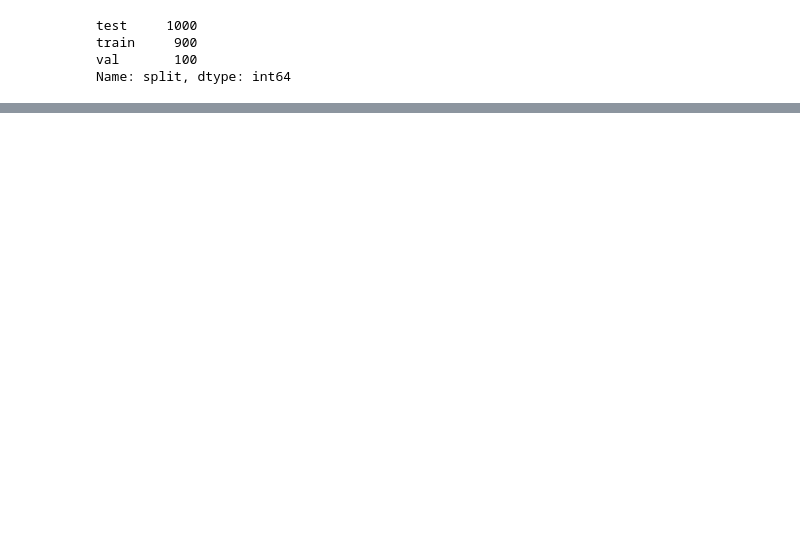
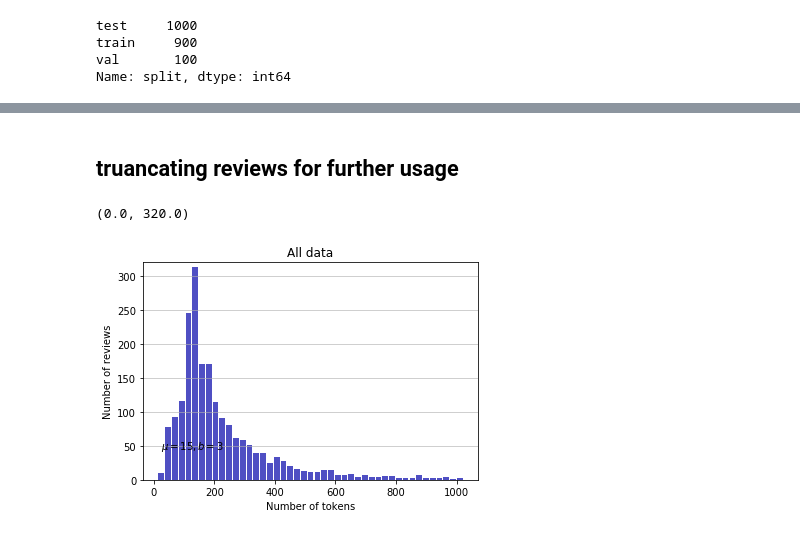
Before and after one commit to elisaoh/imdb-imbalanced, a Jupyter notebook: generate_data.ipynb, the cells around one changed output, grey strips where cells are left out. Saved outputs shown, nothing was run; the diff lists cells and outputs as text; code cells hidden in the pictures; blank space fills up the shorter version.

```diff
--- a/generate_data.ipynb
+++ b/generate_data.ipynb
@@ -63,2 +128,25 @@ Name: split, dtype: int64
+# %% [markdown]
+## truancating reviews for further usage
+# %%
+for i, review in enumerate(data_total.review):
+    data_total.iloc[i,1] = ' '.join(review.split()[:args.review_length])
+# %%
+num_of_tokens = []
+for review in data_total.review:
+    num_of_tokens.append(len(review.split(" ")))
+# An "interface" to matplotlib.axes.Axes.hist() method
+n, bins, patches = plt.hist(x=num_of_tokens, bins='auto', color='#0504aa',
+                            alpha=0.7, rwidth=0.85)
+plt.grid(axis='y', alpha=0.75)
+plt.xlabel('Number of tokens')
+plt.ylabel('Number of reviews')
+plt.title('All data')
+plt.text(23, 45, r'$\mu=15, b=3$')
+maxfreq = n.max()
+# Set a clean upper y-axis limit.
+plt.ylim(ymax=np.ceil(maxfreq / 10) * 10 if maxfreq % 10 else maxfreq + 10)
+# %% [output]
+(0.0, 320.0)
+[figure, added]
 # %%
 data_total.to_csv(args.output_csv, index=False)
```
Also changed, not shown: parts of 11 cells of this notebook, 6 other files.
